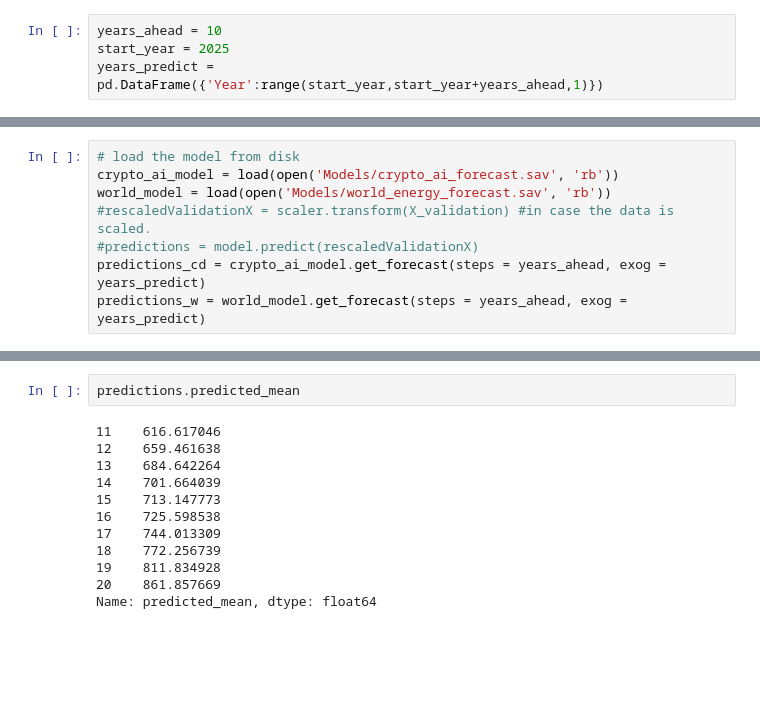
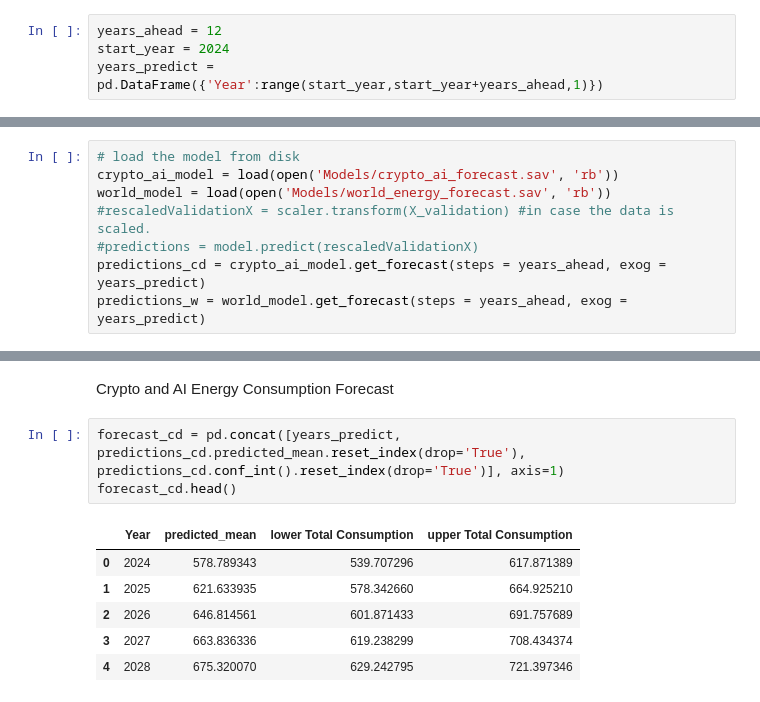
Before and after one commit to gustavos-andrade/crypto_ai_energy_consumption, a Jupyter notebook: forecast.ipynb, the cells around one changed output, grey strips where cells are left out. Saved outputs shown, nothing was run; the diff lists cells and outputs as text; blank space fills up the shorter version.

Commit message:
forecast concluded

```diff
--- a/forecast.ipynb
+++ b/forecast.ipynb
@@ -12,8 +12,8 @@ world = pd.read_csv('Trusted/world_energy.csv')
 # %% [markdown]
 Defining the forecast range
 # %%
-years_ahead = 10
-start_year = 2025
+years_ahead = 12
+start_year = 2024
 years_predict = pd.DataFrame({'Year':range(start_year,start_year+years_ahead,1)})
 # %% [markdown]
 Loading the Models from Models folder
@@ -42,14 +28,12 @@ predictions.conf_int()
-# %%
-predictions.predicted_mean
-# %% [output]
-11    616.617046
-12    659.461638
-13    684.642264
-14    701.664039
-15    713.147773
-16    725.598538
-17    744.013309
-18    772.256739
-19    811.834928
-20    861.857669
-Name: predicted_mean, dtype: float64
+# %% [markdown]
+Crypto and AI Energy Consumption Forecast
+# %%
+forecast_cd = pd.concat([years_predict, predictions_cd.predicted_mean.reset_index(drop='True'), predictions_cd.conf_int().reset_index(drop='True')], axis=1)
+forecast_cd.head()
+# %% [output]
+|  | Year | predicted_mean | lower Total Consumption | upper Total Consumption |
+| 0 | 2024 | 578.789343 | 539.707296 | 617.871389 |
+| 1 | 2025 | 621.633935 | 578.342660 | 664.925210 |
+| 2 | 2026 | 646.814561 | 601.871433 | 691.757689 |
+| 3 | 2027 | 663.836336 | 619.238299 | 708.434374 |
+| 4 | 2028 | 675.320070 | 629.242795 | 721.397346 |
```
Also changed, not shown: parts of 5 cells of this notebook, 2 other files.
